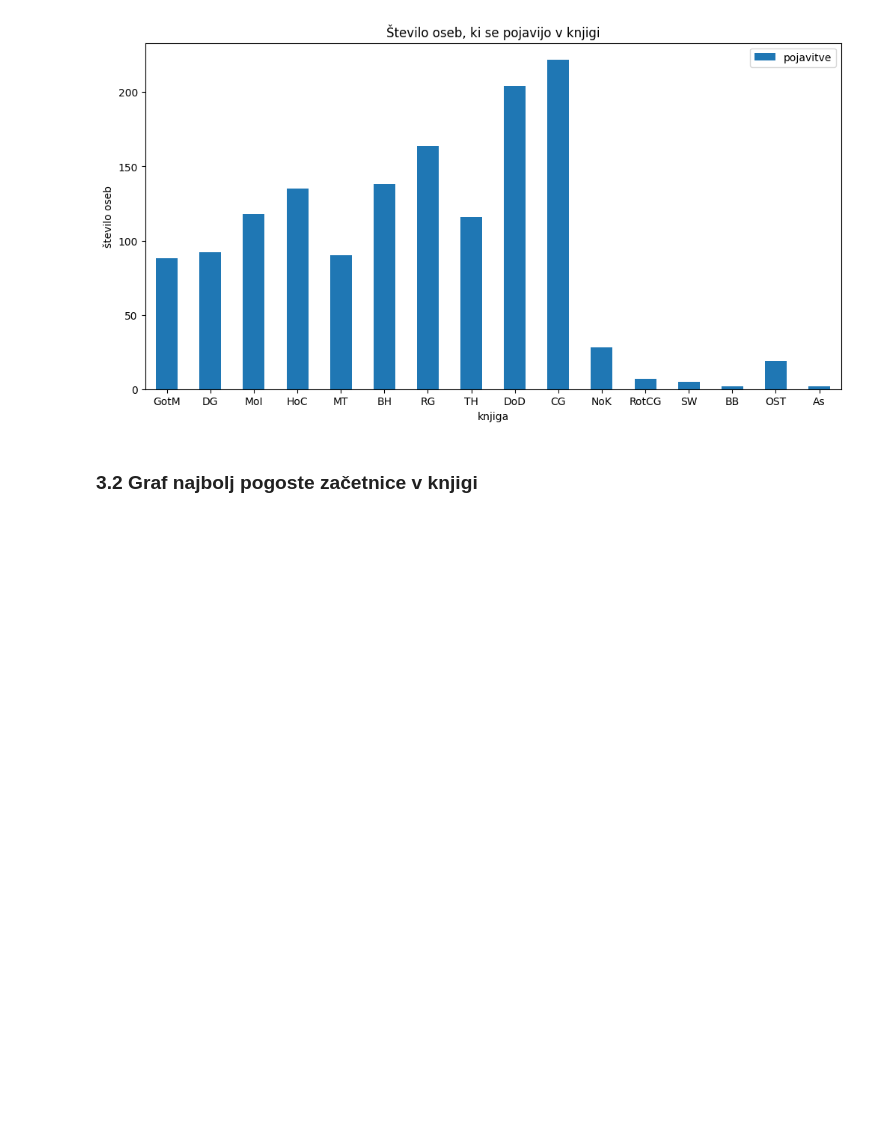
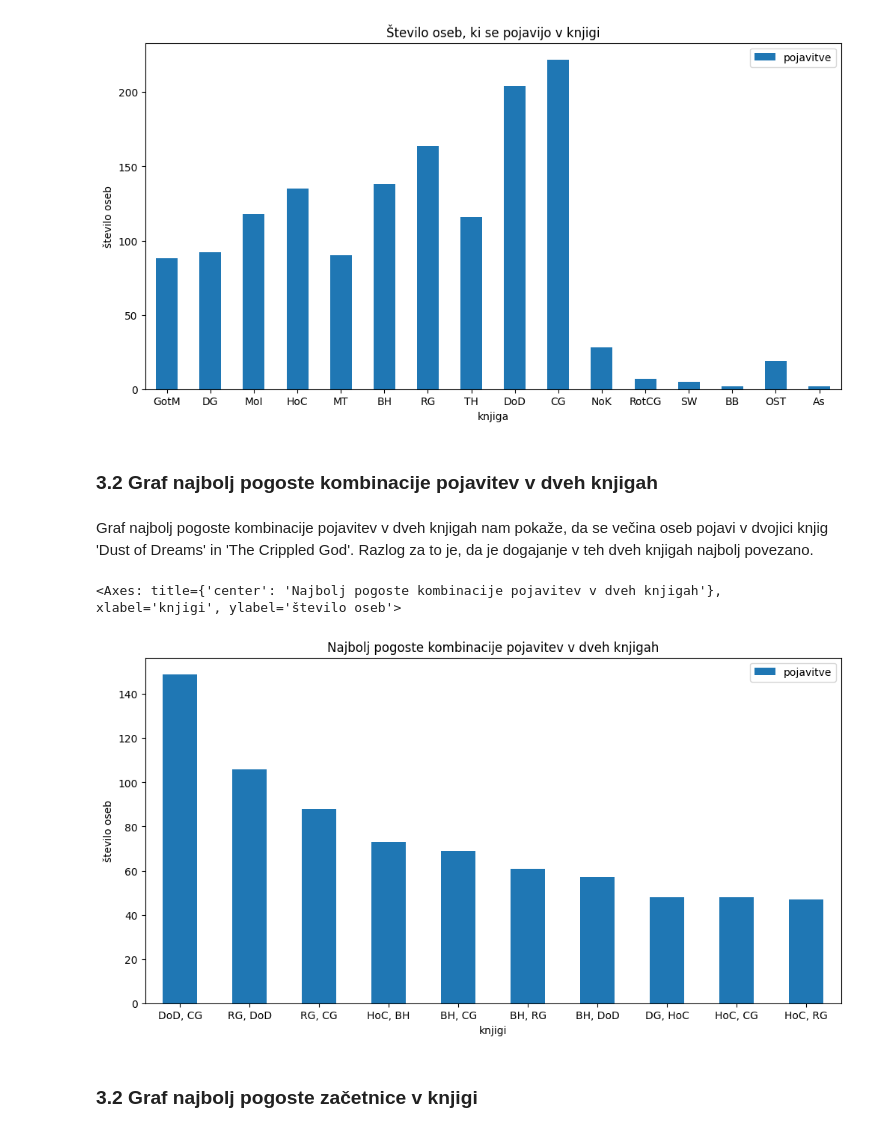
Before and after one commit to Neo-Mistral/Projektna-naloga, a Jupyter notebook: Analiziranje_knjig.ipynb, the cells around one changed output. Saved outputs shown, nothing was run; the diff lists cells and outputs as text; code cells hidden in the pictures; blank space fills up the shorter version.

```diff
--- a/Analiziranje_knjig.ipynb
+++ b/Analiziranje_knjig.ipynb
@@ -81,0 +113,3 @@ knjige_pd
+# %%
+pari_ponovitev_pd_top10 = pari_ponovitev_pd.sort_values('pojavitve', ascending=False).head(10)
+pari_ponovitev_pd_top10
@@ -140,6 +187,15 @@ knjige_pd.plot.bar(xlabel='knjiga', ylabel='število oseb', figsize=(12, 6), tit
 # %% [output]
 <Axes: title={'center': 'Število oseb, ki se pojavijo v knjigi'}, xlabel='knjiga', ylabel='število oseb'>
 [figure]
+# %% [markdown]
+### 3.2 Graf najbolj pogoste kombinacije pojavitev v dveh knjigah
+# %% [markdown]
+Graf najbolj pogoste kombinacije pojavitev v dveh knjigah nam pokaže, da se večina oseb pojavi v dvojici knjig 'Dust of Dreams' in 'The Crippled God'. Razlog za to je, da je dogajanje v teh dveh knjigah najbolj povezano.
+# %%
+pari_ponovitev_pd_top10.plot.bar(xlabel='knjigi', ylabel='število oseb', figsize=(12, 6), title='Najbolj pogoste kombinacije pojavitev v dveh knjigah', rot=0)
+# %% [output]
+<Axes: title={'center': 'Najbolj pogoste kombinacije pojavitev v dveh knjigah'}, xlabel='knjigi', ylabel='število oseb'>
+[figure, added]
 # %% [markdown]
 ### 3.2 Graf najbolj pogoste začetnice v knjigi
 # %% [markdown]
```
Also changed, not shown: parts of 6 cells of this notebook, 3 other files.
